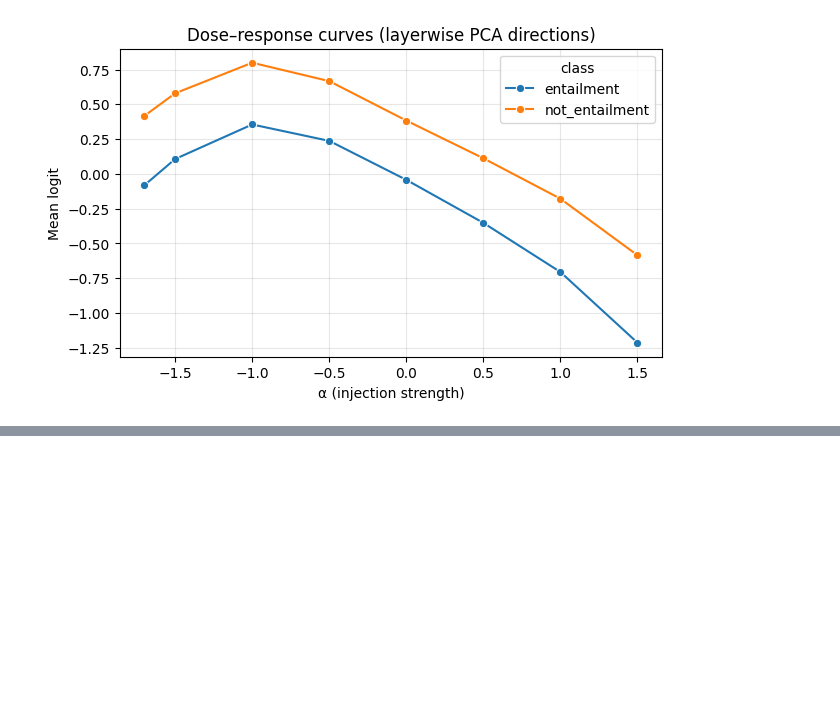
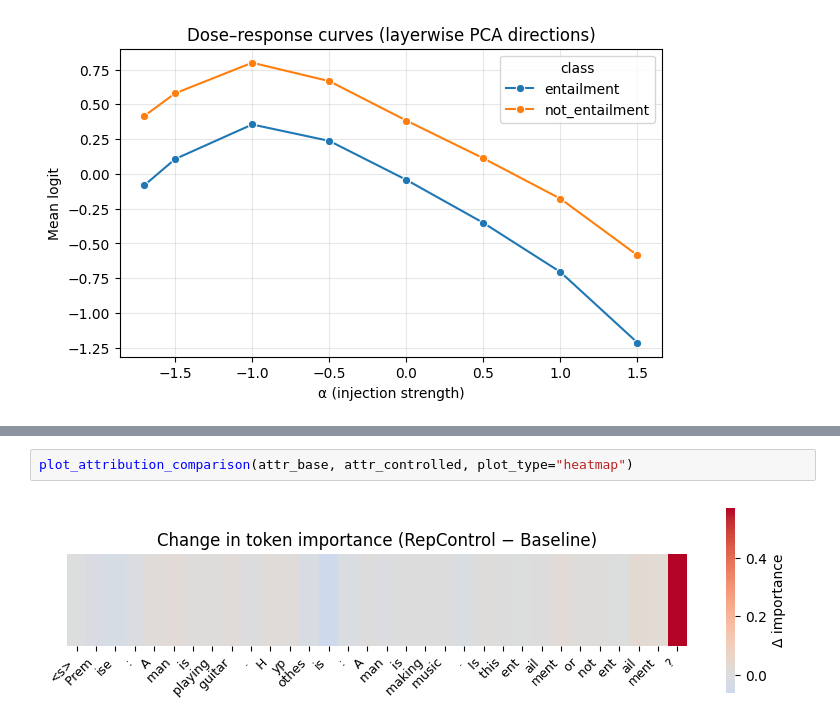
Before and after one commit to arianna011/shortcut-llm-icl, a Jupyter notebook: Analysis_of_RepE_projections.ipynb, the cells around one changed output, grey strips where cells are left out. Saved outputs shown, nothing was run; the diff lists cells and outputs as text; blank space fills up the shorter version.

```diff
--- a/Analysis_of_RepE_projections.ipynb
+++ b/Analysis_of_RepE_projections.ipynb
@@ -961,0 +1136,4 @@ not_entailment   Spearman ρ=-0.79  p=0.0208
+# %%
+plot_attribution_comparison(attr_base, attr_controlled, plot_type="heatmap")
+# %% [output]
+[figure, added]
```
Also changed, not shown: parts of 18 cells of this notebook.
